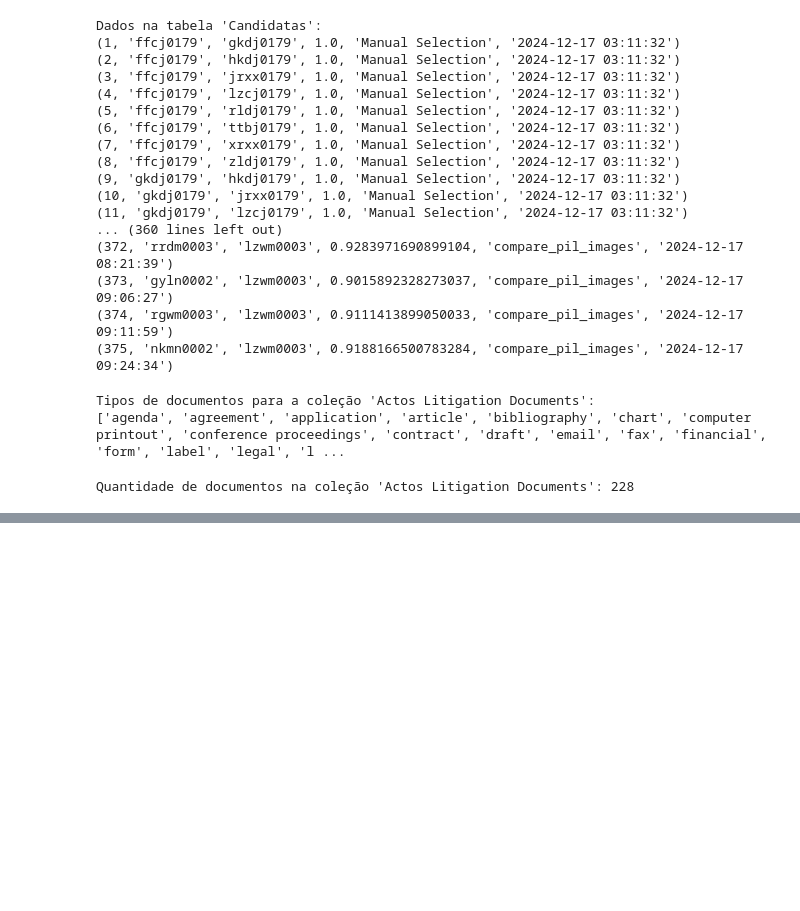
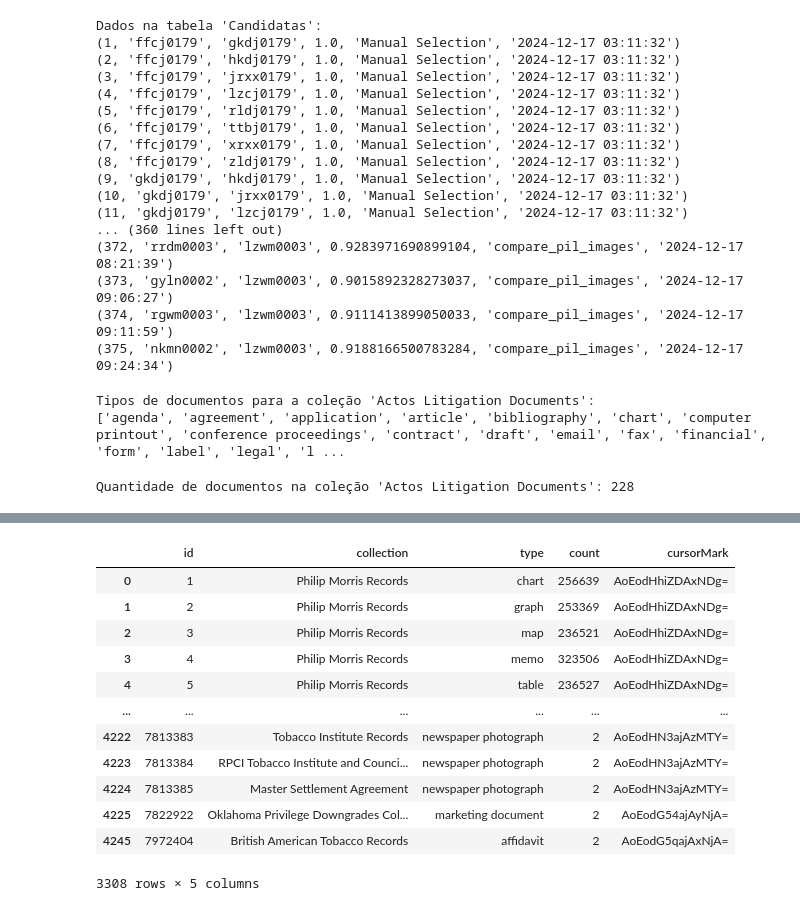
Before and after one commit to jpcosta90/doc-comparing, a Jupyter notebook: databse/Inicial.ipynb, the cells around one changed output, grey strips where cells are left out. Saved outputs shown, nothing was run; the diff lists cells and outputs as text; code cells hidden in the pictures; blank space fills up the shorter version.

Commit message:
complete document_types update

```diff
--- a/databse/Inicial.ipynb
+++ b/databse/Inicial.ipynb
@@ -251,0 +252,16 @@ Tabela 'Collections_Types' contém 4281 registros:
+# %%
+df[df['count']> 1 ]
+# %% [output]
+|  | id | collection | type | count | cursorMark |
+| 0 | 1 | Philip Morris Records | chart | 256639 | AoEodHhiZDAxNDg= |
+| 1 | 2 | Philip Morris Records | graph | 253369 | AoEodHhiZDAxNDg= |
+| 2 | 3 | Philip Morris Records | map | 236521 | AoEodHhiZDAxNDg= |
+| 3 | 4 | Philip Morris Records | memo | 323506 | AoEodHhiZDAxNDg= |
+| 4 | 5 | Philip Morris Records | table | 236527 | AoEodHhiZDAxNDg= |
+| ... | ... | ... | ... | ... | ... |
+| 4222 | 7813383 | Tobacco Institute Records | newspaper photograph | 2 | AoEodHN3ajAzMTY= |
+| 4223 | 7813384 | RPCI Tobacco Institute and Counci... | newspaper photograph | 2 | AoEodHN3ajAzMTY= |
+| 4224 | 7813385 | Master Settlement Agreement | newspaper photograph | 2 | AoEodHN3ajAzMTY= |
+| 4225 | 7822922 | Oklahoma Privilege Downgrades Col... | marketing document | 2 | AoEodG54ajAyNjA= |
+| 4245 | 7972404 | British American Tobacco Records | affidavit | 2 | AoEodG5qajAxNjA= |
+3308 rows × 5 columns
```
Also changed, not shown: parts of 1 cell of this notebook, 3 other files.
